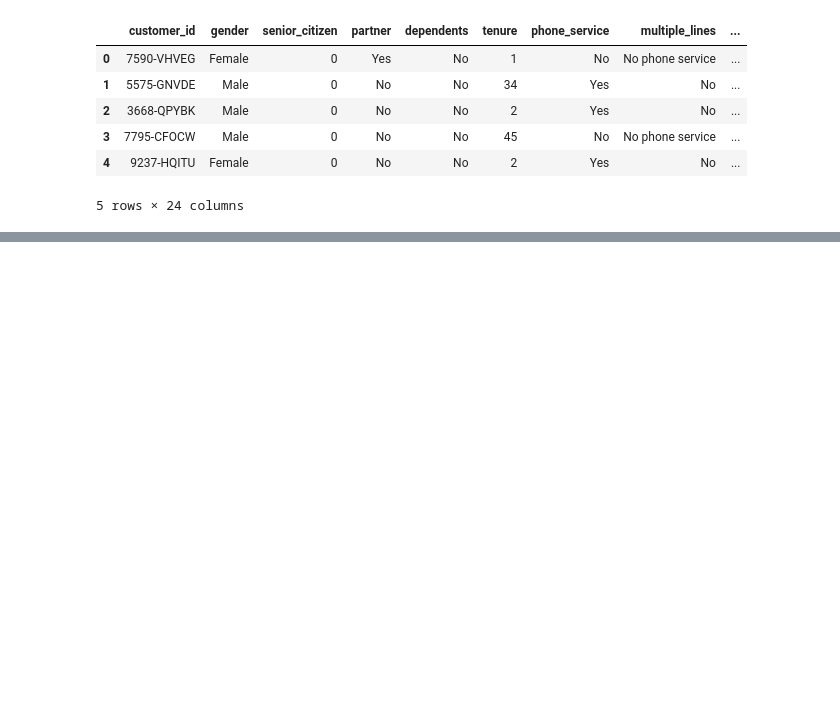
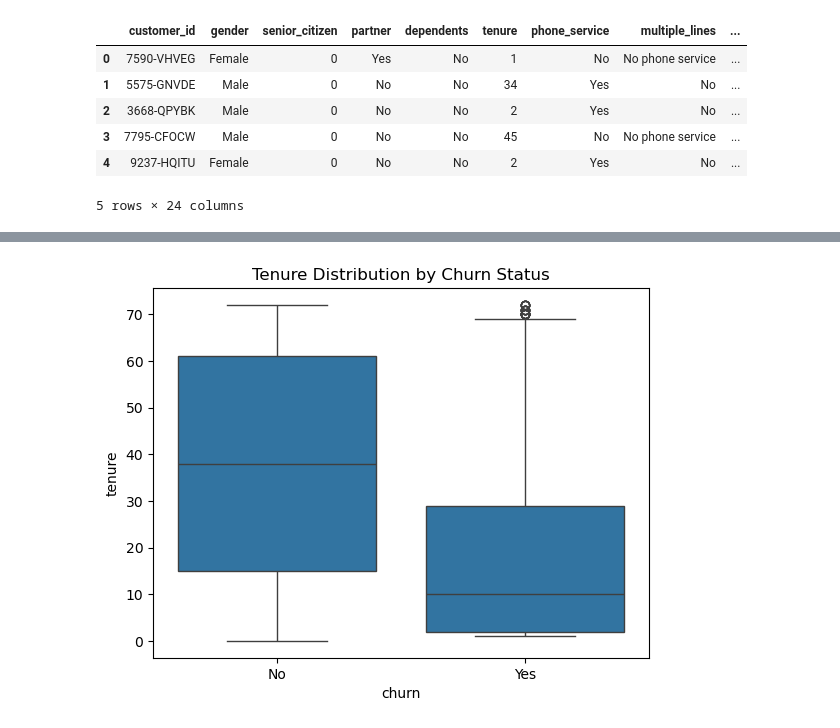
Before and after one commit to CocoooLi/customer_behaviour_analysis, a Jupyter notebook: Telco_Customer_Behavior_Analysis.ipynb, the cells around one changed output, grey strips where cells are left out. Drawn from its saved outputs; the diff is of its cells as text; code cells hidden in the pictures; blank space fills up the shorter version.

```diff
--- a/Telco_Customer_Behavior_Analysis.ipynb
+++ b/Telco_Customer_Behavior_Analysis.ipynb
@@ -197,0 +222,11 @@ Data uploaded successfully.
+# %%
+sns.boxplot(
+    data=df,
+    x='churn',
+    y='tenure'
+)
+
+plt.title('Tenure Distribution by Churn Status')
+plt.show()
+# %% [output]
+[figure, added]
```
Also changed, not shown: parts of 17 cells of this notebook.
